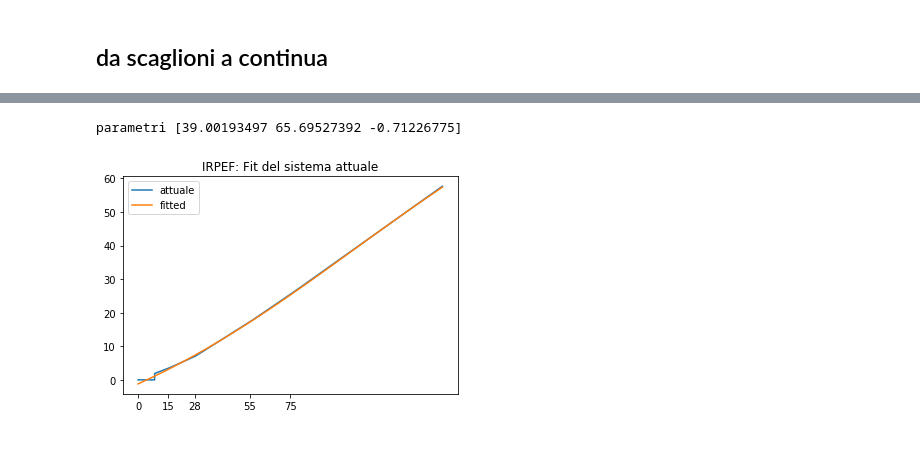
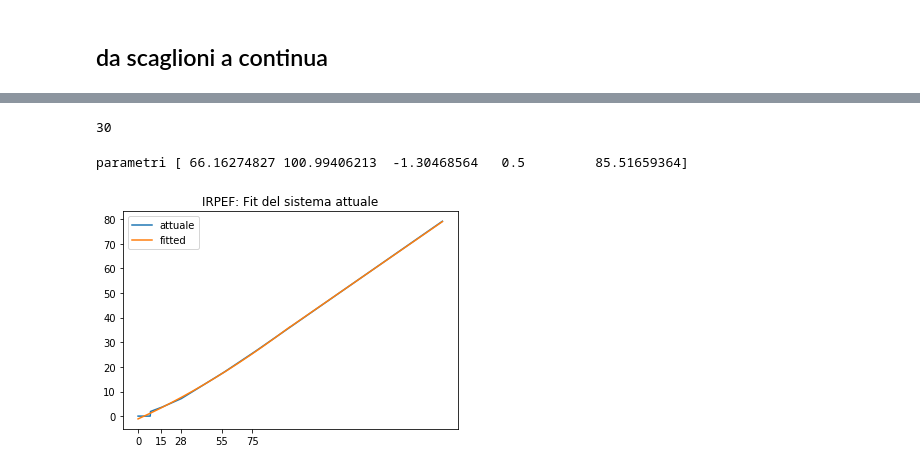
Before and after one commit to vlavorini/studio_irpef, a Jupyter notebook: primo.ipynb, the cells around one changed output, grey strips where cells are left out. Saved outputs shown, nothing was run; the diff lists cells and outputs as text; code cells hidden in the pictures.

```diff
--- a/primo.ipynb
+++ b/primo.ipynb
@@ -321,48 +298,63 @@ plt.legend()
+# %%
+asd = np.linspace(0, 100, 1000)
+bla = asd >3
+np.argmax(bla)
+# %% [output]
+30
 # %%
-def fit_tax(x, p0, p1, p2, val_hi=None):
-    if val_hi is not None:
-        bias_hi = np.dot(x>val_hi, 0.1)
-        return p0+p1*np.tanh(p2+x)+ bias_hi
-    return p0+p1*np.tanh(p2+x)
-    # return p0+p1*np.tanh(p2+x) #prima tanh
+def fit_tax(x, p0, p1, p2, p3, p4):
+    break_point_at = (x > p3)
+    break_point_pos = np.argmax(break_point_at)
+
+    first_range = x[break_point_pos:]
+    second_range = x[:break_point_pos]
+
+    first = p0+p1*np.tanh(p2+first_range) #prima tanh
+    second = second_range*p4
+    #print (break_point_pos, len(first), len(second))
+    if len(first)>0 and len(second)>0:
+        #print (first[-1], second[0])
+        salto = first[-1]- second[0]
+        #print (salto)
+    else:
+        salto = 0.
+    return np.concatenate([first, second +salto])
+    #return p0+p1*np.tanh(p2+x) + p3*x #tanh + quad
+    #return p0+p1*np.tanh(p2+x) #prima tanh
     #return p0+np.cosh((x+p1)*p2) # coseno iperbolico
     #return p0+p1*x+p2*np.square(x) #quadratica
     #return p0+np.exp((x+p1)*p2) #esponenziale
 
-weighted = False
+weighted = True
 
-x=np.linspace(0, 150, 10000)
+x=np.linspace(0, 200, 1000)
 y= []
 for x_i in x:
     y.append(calc_irpef(x_i))
 
 
 x_sc, fit_sc_min, fit_sc_max = scale(x, 1)
 
-# il valore oltre al quale aggiungiamo un bias, per far quadrare i conti
-val_hi_raw = 75
-val_hi, _, _ = scale(x, 1, fit_sc_min, fit_sc_max)
-f = lambda x, p0, p1, p2: fit_tax(x, p0, p1, p2, val_hi=-val_hi)
-
+bounds = [[-100, -100, -10, 0.2, 0],[100, 200, 10, 0.8, 100]]
 if weighted:
-    weights = 1/x_sc
+    weights = 0.999-x_sc
     for i in range(len(x_sc)//2):
         weights[i] = weights[len(x_sc)//2 +1]
 
-    pars, covs = curve_fit(f, x_sc, y, sigma=weights)
+    pars, covs = curve_fit(fit_tax, x_sc, y, sigma=1/weights, bounds=bounds)
 else:
-    pars, covs = curve_fit(f, x_sc, y)
+    pars, covs = curve_fit(fit_tax, x_sc, y, bounds=bounds)
 print('parametri', pars)
 
 plt.plot(x, y, label='attuale')
 y_fit = fit_tax(x_sc, *pars)
 plt.plot(x, y_fit, label="fitted")
 plt.xticks(scaglioni)
 plt.title("IRPEF: Fit del sistema attuale")
 plt.legend()
 plt.show() #parametri [39.10162615 65.69521912 -0.71226283]
 # %% [output]
-parametri [39.00193497 65.69527392 -0.71226775]
+parametri [ 66.16274827 100.99406213  -1.30468564   0.5         85.51659364]
-[figure, old version]
+[figure, new version]
 # %%
 con_fit = True
```
Also changed, not shown: parts of 10 cells of this notebook.
